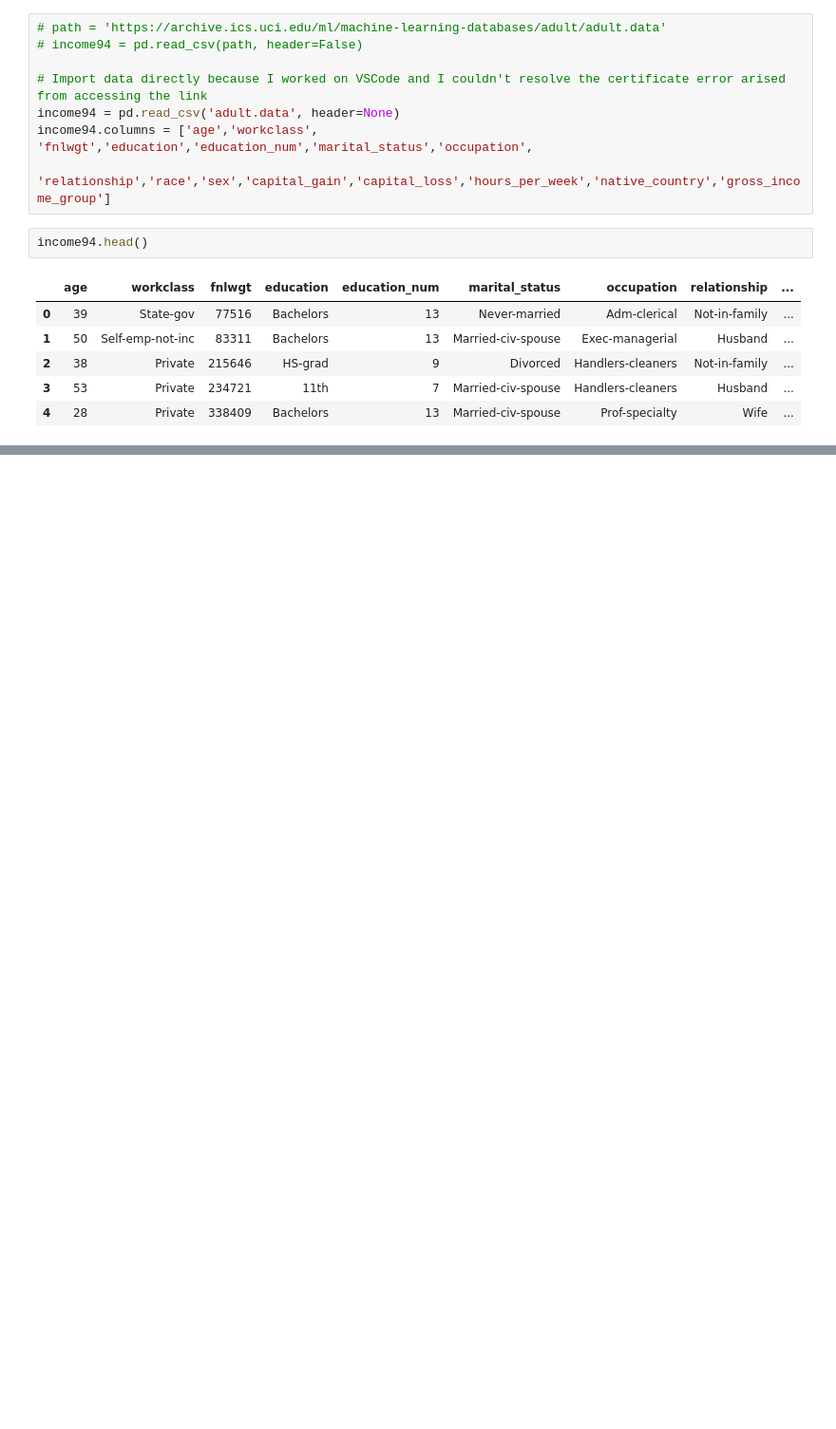
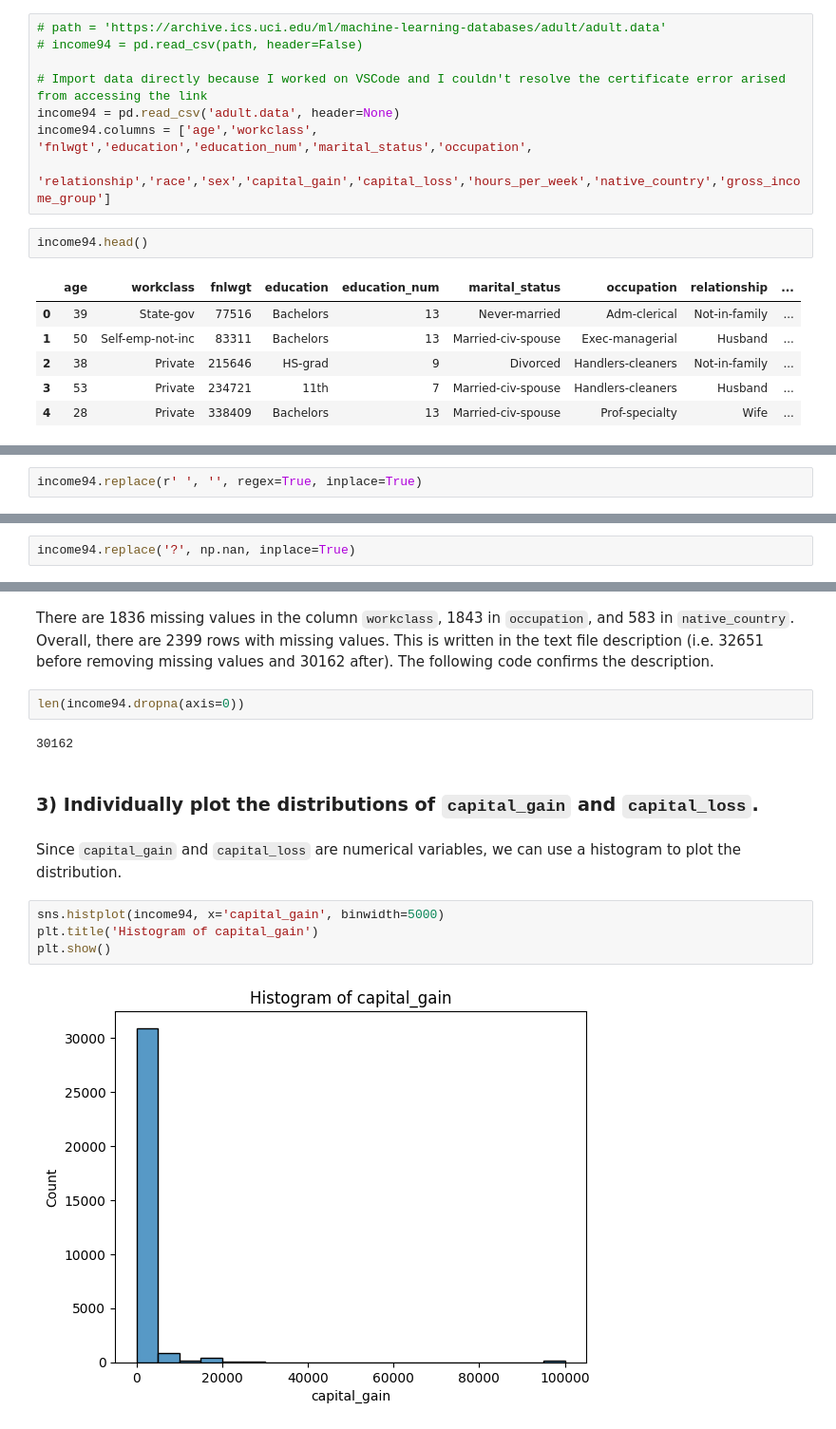
Before and after one commit to BullDF/JSC270_HW2_2022_YMENG, a Jupyter notebook: Assignment2_YMENG.ipynb, the cells around one changed output, grey strips where cells are left out. Shown at 95% size. Cells and saved outputs as stored; diff of their text form; blank space fills up the shorter version.

```diff
--- a/Assignment2_YMENG.ipynb
+++ b/Assignment2_YMENG.ipynb
@@ -31,0 +73,2 @@ income94.head()
+# %%
+income94.replace(r' ', '', regex=True, inplace=True)
@@ -31,0 +83,2 @@ income94.head()
+# %%
+income94.replace('?', np.nan, inplace=True)
@@ -31,0 +104,16 @@ income94.head()
+# %% [markdown]
+There are 1836 missing values in the column `workclass`, 1843 in `occupation`, and 583 in `native_country`. Overall, there are 2399 rows with missing values. This is written in the text file description (i.e. 32651 before removing missing values and 30162 after). The following code confirms the description.
+# %%
+len(income94.dropna(axis=0))
+# %% [output]
+30162
+# %% [markdown]
+### 3) Individually plot the distributions of `capital_gain` and `capital_loss`.
+# %% [markdown]
+Since `capital_gain` and `capital_loss` are numerical variables, we can use a histogram to plot the distribution.
+# %%
+sns.histplot(income94, x='capital_gain', binwidth=5000)
+plt.title('Histogram of capital_gain')
+plt.show()
+# %% [output]
+[figure, added]
```
Also changed, not shown: parts of 29 cells of this notebook.
